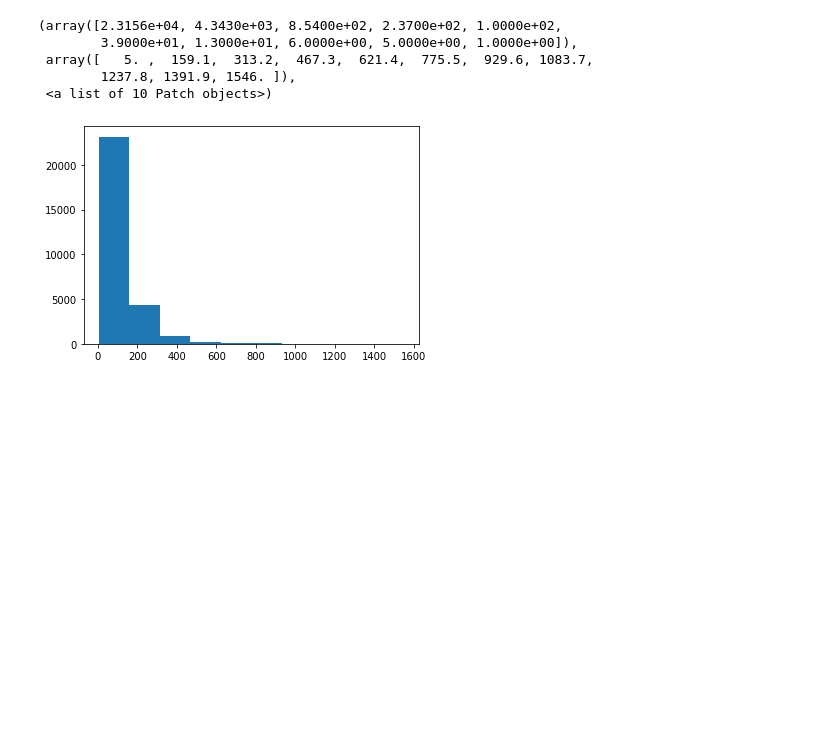
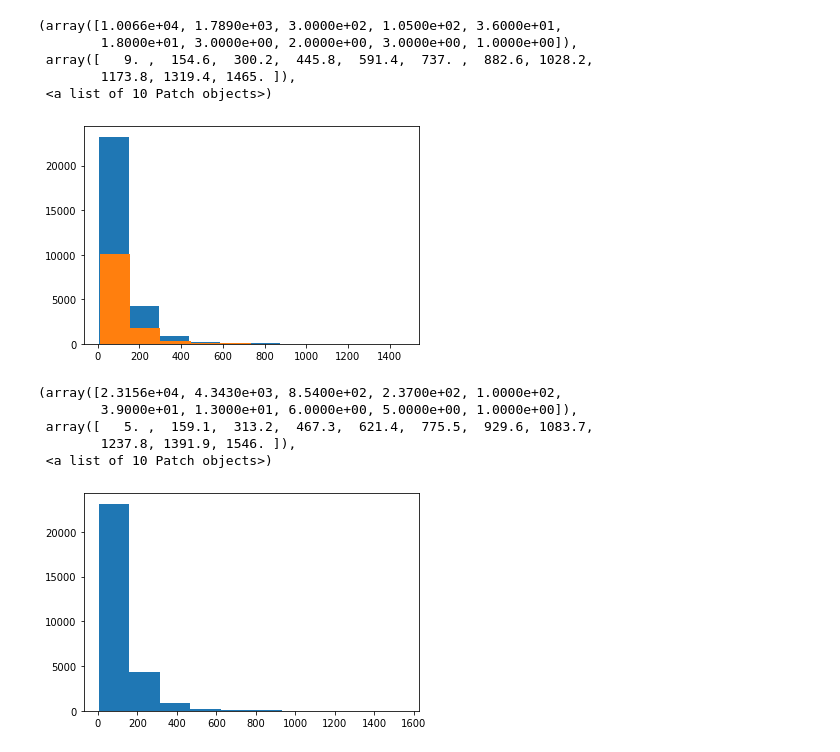
Before and after one commit to MauriVass/DataScienceCourseExam, a Jupyter notebook: Exam.ipynb, the cells around one changed output. Cells and saved outputs as stored; diff of their text form; code cells hidden in the pictures; blank space fills up the shorter version.

```diff
--- a/Exam.ipynb
+++ b/Exam.ipynb
@@ -63,3 +84,13 @@ plt.scatter(range(0,len(counter)),counter,s=1)
+# %%
+plt.hist(counter_clean)
+plt.hist(counter_clean_eva)
+# %% [output]
+(array([1.0066e+04, 1.7890e+03, 3.0000e+02, 1.0500e+02, 3.6000e+01,
+        1.8000e+01, 3.0000e+00, 2.0000e+00, 3.0000e+00, 1.0000e+00]),
+ array([   9. ,  154.6,  300.2,  445.8,  591.4,  737. ,  882.6, 1028.2,
+        1173.8, 1319.4, 1465. ]),
+ <a list of 10 Patch objects>)
+[figure, added]
 # %%
 #NO
 plt.hist(counter)
```
Also changed, not shown: parts of 24 cells of this notebook.
